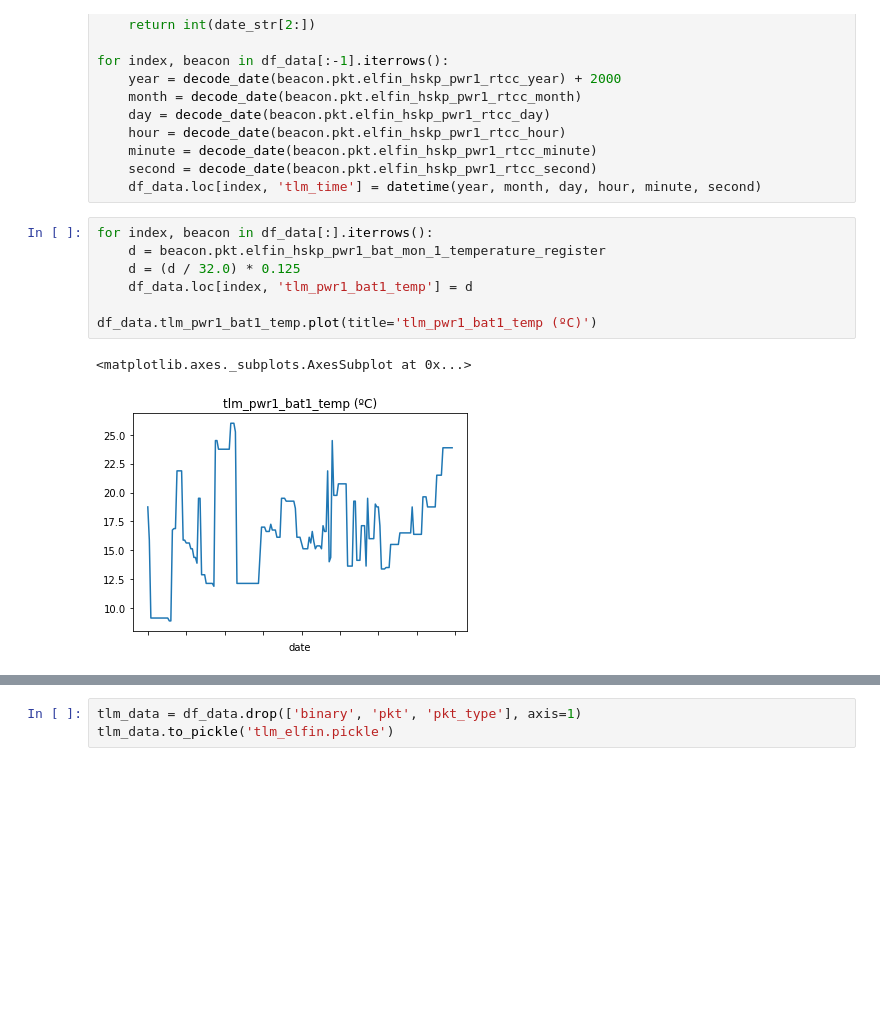
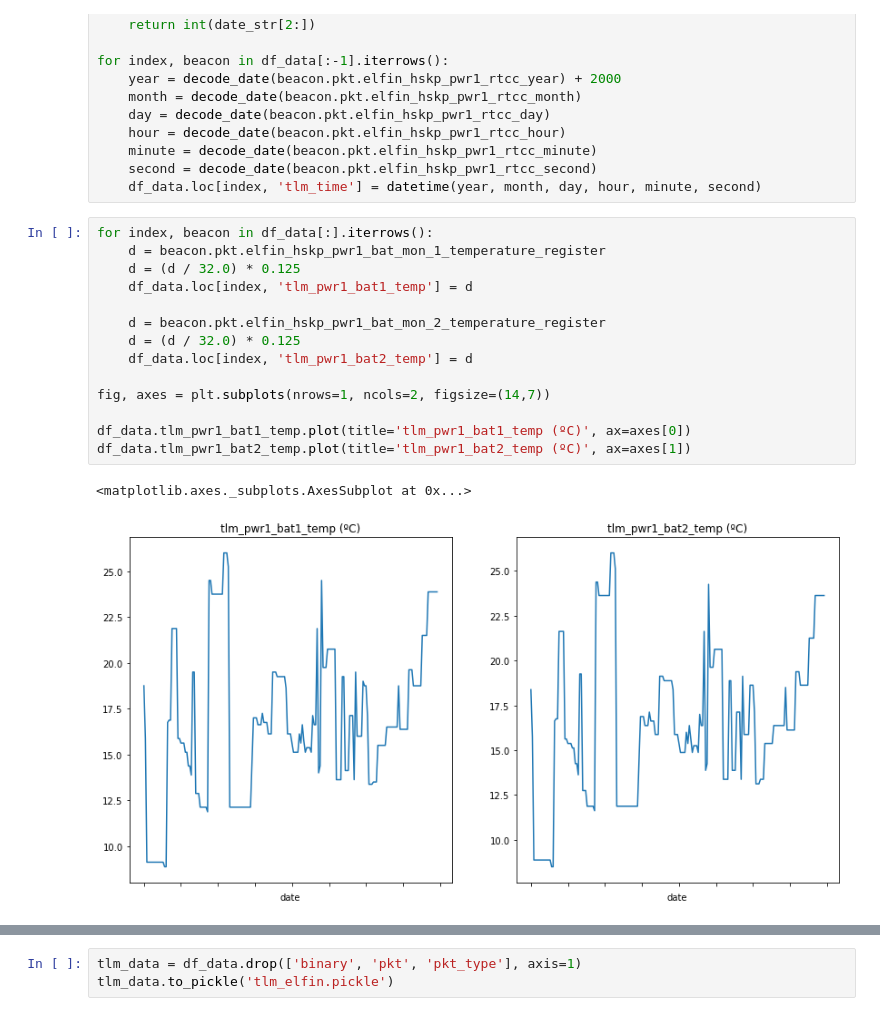
Before and after one commit to geugenm/polaris, a Jupyter notebook: notebooks/parser.ipynb, the cells around one changed output, grey strips where cells are left out. Cells and saved outputs as stored; diff of their text form; blank space fills up the shorter version.

Commit message:
parser: decode data corresponding to battery 2

```diff
--- a/notebooks/parser.ipynb
+++ b/notebooks/parser.ipynb
@@ -117,13 +118,20 @@ for index, beacon in df_data[:-1].iterrows():
 # %%
 for index, beacon in df_data[:].iterrows():
     d = beacon.pkt.elfin_hskp_pwr1_bat_mon_1_temperature_register
     d = (d / 32.0) * 0.125
     df_data.loc[index, 'tlm_pwr1_bat1_temp'] = d
 
-df_data.tlm_pwr1_bat1_temp.plot(title='tlm_pwr1_bat1_temp (ºC)')
+    d = beacon.pkt.elfin_hskp_pwr1_bat_mon_2_temperature_register
+    d = (d / 32.0) * 0.125
+    df_data.loc[index, 'tlm_pwr1_bat2_temp'] = d
+
+fig, axes = plt.subplots(nrows=1, ncols=2, figsize=(14,7))
+
+df_data.tlm_pwr1_bat1_temp.plot(title='tlm_pwr1_bat1_temp (ºC)', ax=axes[0])
+df_data.tlm_pwr1_bat2_temp.plot(title='tlm_pwr1_bat2_temp (ºC)', ax=axes[1])
 # %% [output]
 <matplotlib.axes._subplots.AxesSubplot at 0x...>
-[figure, old version]
+[figure, new version]
 # %%
 for index, beacon in df_data[:].iterrows():
     d = beacon.pkt.elfin_hskp_pwr1_bat_mon_1_volt_reg
```
Also changed, not shown: parts of 4 cells of this notebook.
